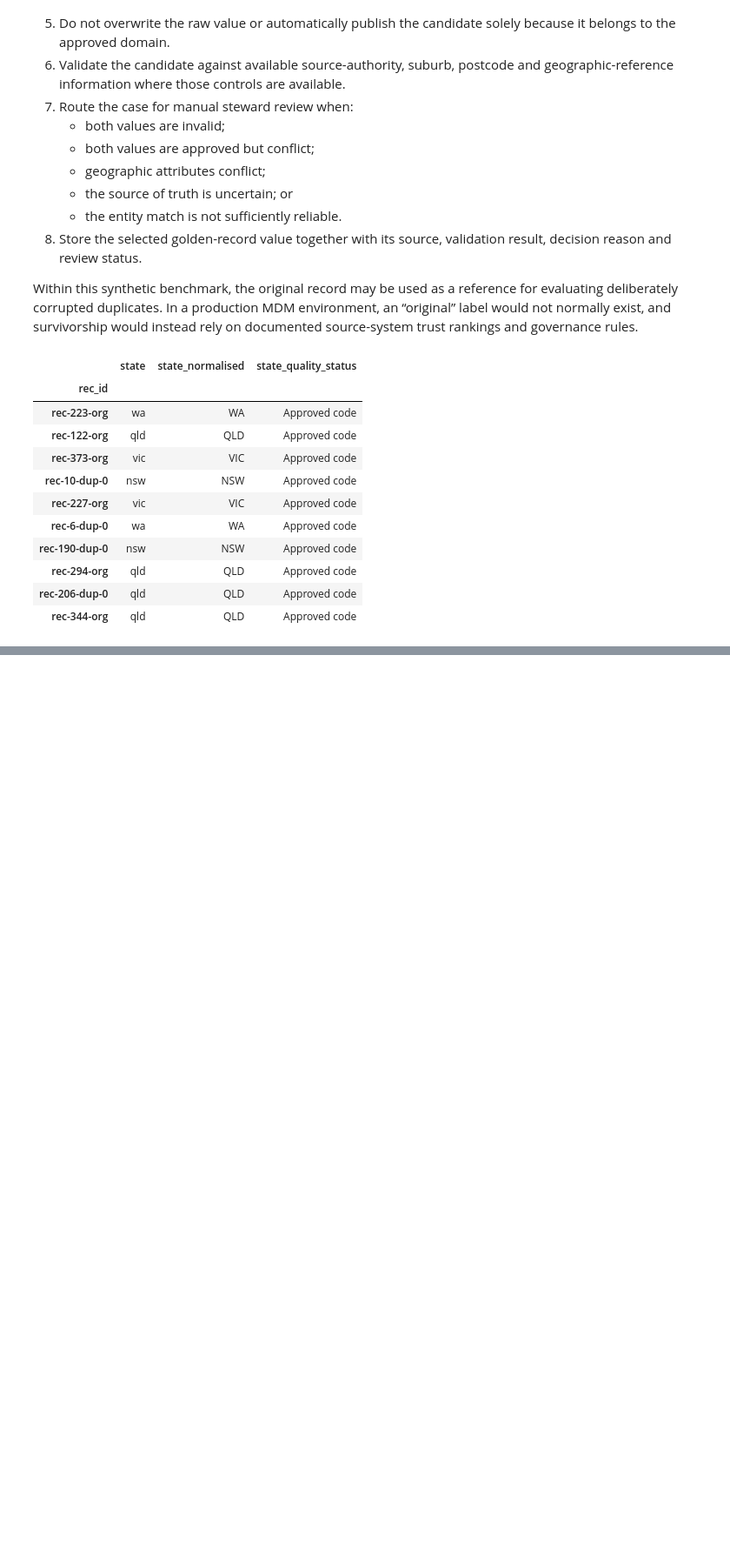
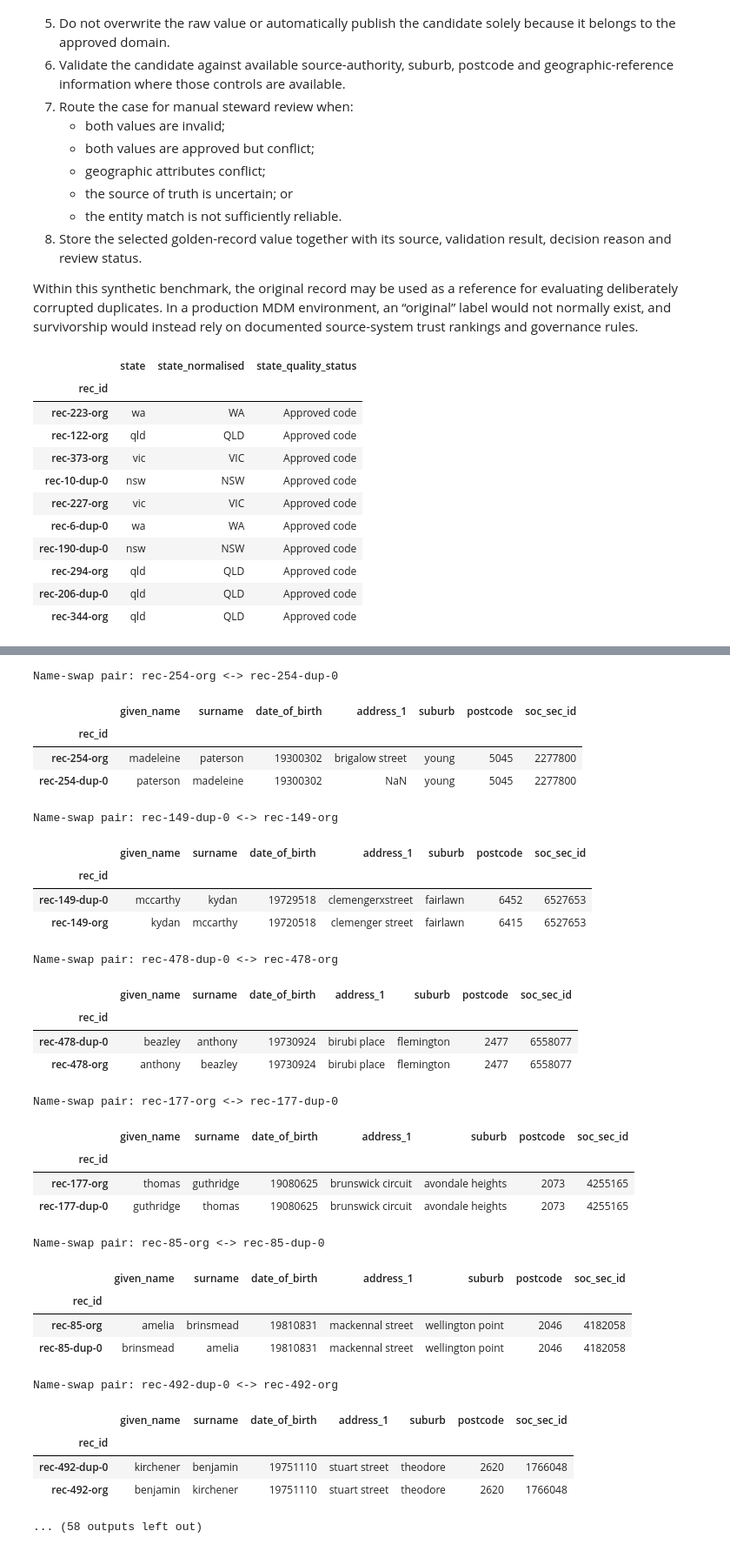
Before and after one commit to WaleBalogunK/Repository-name-entity-resolution-golden-record-lab, a Jupyter notebook: notebooks/01_data_acquisition_and_initial_audit.ipynb, the cells around one changed output, grey strips where cells are left out. Shown at 87% size. Cells and saved outputs as stored; diff of their text form; code cells hidden in the pictures; blank space fills up the shorter version.

```diff
--- a/notebooks/01_data_acquisition_and_initial_audit.ipynb
+++ b/notebooks/01_data_acquisition_and_initial_audit.ipynb
@@ -1501,0 +1723,61 @@ febrl_audit[
+# %%
+if name_swap_review.empty:
+    print("No exact given-name and surname swaps were detected.")
+else:
+    comparison_fields = [
+        "given_name",
+        "surname",
+        "date_of_birth",
+        "address_1",
+        "suburb",
+        "postcode",
+        "soc_sec_id"
+    ]
+
+    for _, swap_row in name_swap_review.iterrows():
+        record_id_1 = swap_row["record_id_1"]
+        record_id_2 = swap_row["record_id_2"]
+
+        print(
+            f"\nName-swap pair: "
+            f"{record_id_1} <-> {record_id_2}"
+        )
+
+        display(
+            febrl_records.loc[
+                [record_id_1, record_id_2],
+                comparison_fields
+            ]
+        )
+# %% [output]
+Name-swap pair: rec-254-org <-> rec-254-dup-0
+|  | given_name | surname | date_of_birth | address_1 | suburb | postcode | soc_sec_id |
+| rec_id |  |  |  |  |  |  |  |
+| rec-254-org | madeleine | paterson | 19300302 | brigalow street | young | 5045 | 2277800 |
+| rec-254-dup-0 | paterson | madeleine | 19300302 | NaN | young | 5045 | 2277800 |
+Name-swap pair: rec-149-dup-0 <-> rec-149-org
+|  | given_name | surname | date_of_birth | address_1 | suburb | postcode | soc_sec_id |
+| rec_id |  |  |  |  |  |  |  |
+| rec-149-dup-0 | mccarthy | kydan | 19729518 | clemengerxstreet | fairlawn | 6452 | 6527653 |
+| rec-149-org | kydan | mccarthy | 19720518 | clemenger street | fairlawn | 6415 | 6527653 |
+Name-swap pair: rec-478-dup-0 <-> rec-478-org
+|  | given_name | surname | date_of_birth | address_1 | suburb | postcode | soc_sec_id |
+| rec_id |  |  |  |  |  |  |  |
+| rec-478-dup-0 | beazley | anthony | 19730924 | birubi place | flemington | 2477 | 6558077 |
+| rec-478-org | anthony | beazley | 19730924 | birubi place | flemington | 2477 | 6558077 |
+Name-swap pair: rec-177-org <-> rec-177-dup-0
+|  | given_name | surname | date_of_birth | address_1 | suburb | postcode | soc_sec_id |
+| rec_id |  |  |  |  |  |  |  |
+| rec-177-org | thomas | guthridge | 19080625 | brunswick circuit | avondale heights | 2073 | 4255165 |
+| rec-177-dup-0 | guthridge | thomas | 19080625 | brunswick circuit | avondale heights | 2073 | 4255165 |
+Name-swap pair: rec-85-org <-> rec-85-dup-0
+|  | given_name | surname | date_of_birth | address_1 | suburb | postcode | soc_sec_id |
+| rec_id |  |  |  |  |  |  |  |
+| rec-85-org | amelia | brinsmead | 19810831 | mackennal street | wellington point | 2046 | 4182058 |
+| rec-85-dup-0 | brinsmead | amelia | 19810831 | mackennal street | wellington point | 2046 | 4182058 |
+Name-swap pair: rec-492-dup-0 <-> rec-492-org
+|  | given_name | surname | date_of_birth | address_1 | suburb | postcode | soc_sec_id |
+| rec_id |  |  |  |  |  |  |  |
+| rec-492-dup-0 | kirchener | benjamin | 19751110 | stuart street | theodore | 2620 | 1766048 |
+| rec-492-org | benjamin | kirchener | 19751110 | stuart street | theodore | 2620 | 1766048 |
+... (58 outputs left out)
```
Also changed, not shown: parts of 7 cells of this notebook.
